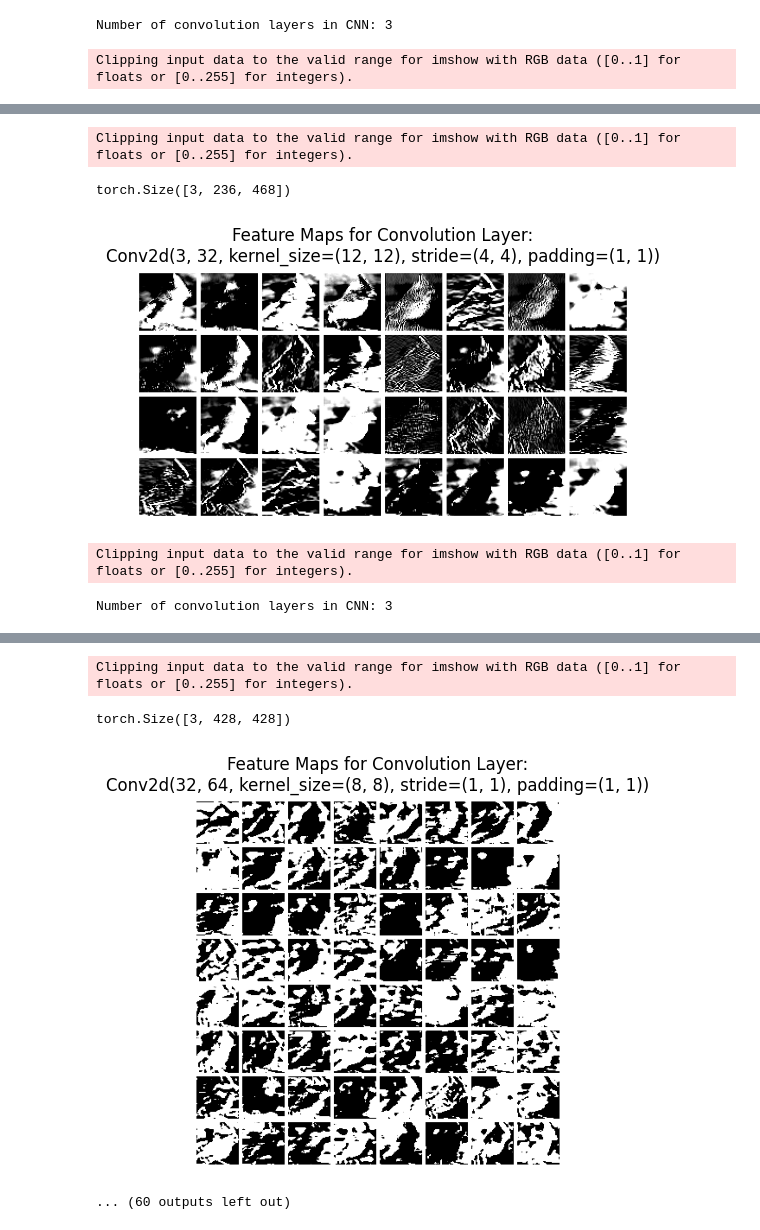
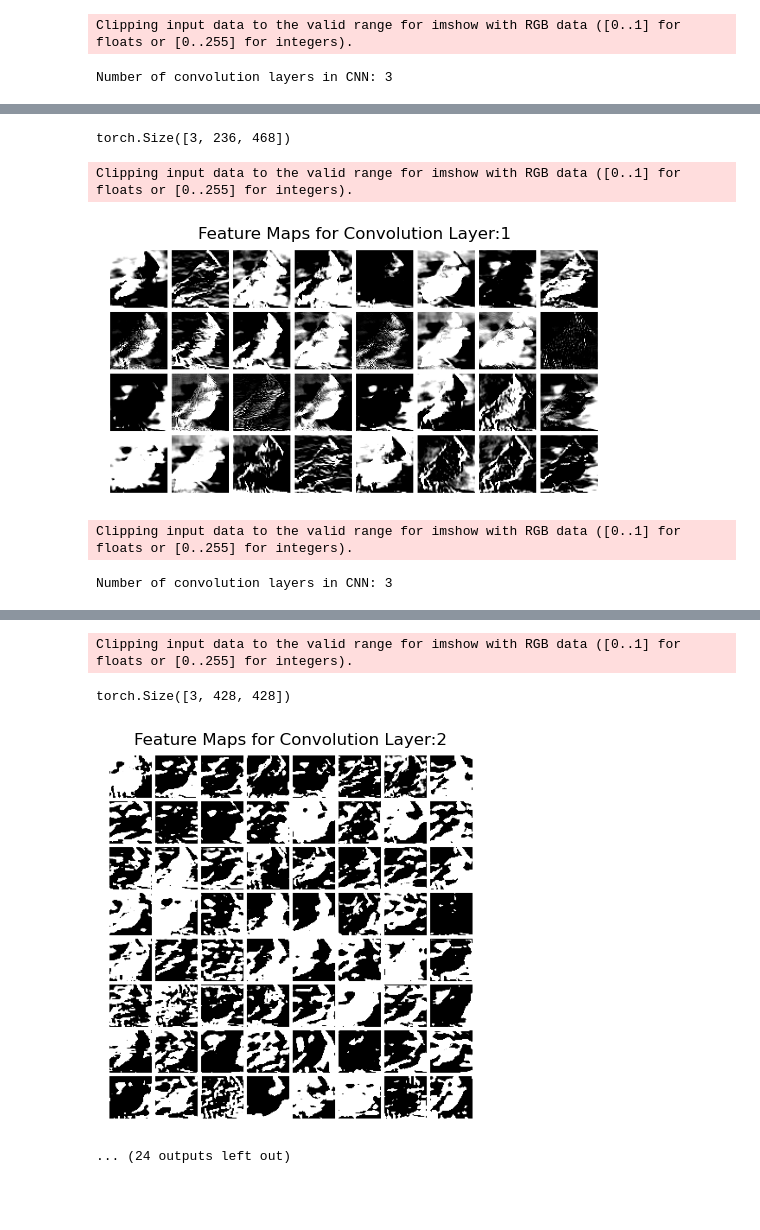
Before and after one commit to atariq11700/cs5830_finalproject, a Jupyter notebook: visualizations.ipynb, the cells around one changed output, grey strips where cells are left out. Drawn from its saved outputs; the diff is of its cells as text; code cells hidden in the pictures; blank space fills up the shorter version.

```diff
--- a/visualizations.ipynb
+++ b/visualizations.ipynb
@@ -32,7 +32,7 @@ data_transforms = transforms.Compose([
     transforms.Normalize(mean=[0.5, 0.5, 0.5], std=[0.5, 0.5, 0.5])
 ])
 # %%
-def get_convolutions(module: CNN | CNN_SE) -> list[torch.nn.Conv2d]:
+def get_convolutions(module) -> list[torch.nn.Conv2d]:
     convolution_layers = []
     for module_layer in module.children():
         if type(module_layer) == torch.nn.Conv2d:
@@ -87,7 +87,7 @@ def view_kernels(module: CNN | CNN_SE, layer: int = 0, ch: int = 0, view_all_cha
 
     plt.imsave(f"{OUTPUT_BASE}/{output_dir}/kernels-channel-{ch}.png", image.get_array())
 # %%
-def view_feature_map(module: CNN | CNN_SE, image_path: str, layer: int = 0, seed: int | None = None):
+def view_feature_map(module, image_path: str, layer, seed):
     output_dir = f"{module._get_name()}-layer{layer}"
     if not OUTPUT_BASE in os.listdir():
         os.mkdir(OUTPUT_BASE)
@@ -146,40 +146,40 @@ def view_feature_map(module: CNN | CNN_SE, image_path: str, layer: int = 0, seed
 
     fig = plt.figure()
     plt.axis("off")
-    plt.title(f"Feature Maps for Convolution Layer:\n{convolution_layers[layer]}")
+    plt.title(f"Feature Maps for Convolution Layer:{layer+1}")
     plt.imshow(imgs.permute(1,2,0))
     plt.show()
     fig.savefig(f"{OUTPUT_BASE}/{output_dir}/{image_path.split('/')[-1]}-layer-{layer}-featuremaps.png")
 # %%
-view_feature_map(cnn, "preprocessed-data/images/Cardinalis Sinuatus/11405.jpg", layer=0, seed=912)
-view_feature_map(cnn, "preprocessed-data/images/Cardinalis Sinuatus/11405.jpg", layer=1, seed=912)
-view_feature_map(cnn, "preprocessed-data/images/Cardinalis Sinuatus/11405.jpg", layer=2, seed=912)
+view_feature_map(cnn, "preprocessed-data/images/Cardinalis Sinuatus/62143.jpg", layer=0, seed=912)
+view_feature_map(cnn, "preprocessed-data/images/Cardinalis Sinuatus/62143.jpg", layer=1, seed=912)
+view_feature_map(cnn, "preprocessed-data/images/Cardinalis Sinuatus/62143.jpg", layer=2, seed=912)
 
-view_feature_map(cnn, "preprocessed-data/images/A380/00840.jpg", layer=0, seed=42)
-view_feature_map(cnn, "preprocessed-data/images/A380/00840.jpg", layer=1, seed=42)
-view_feature_map(cnn, "preprocessed-data/images/A380/00840.jpg", layer=2, seed=42)
+# view_feature_map(cnn, "preprocessed-data/images/A380/00840.jpg", layer=0, seed=42)
+# view_feature_map(cnn, "preprocessed-data/images/A380/00840.jpg", layer=1, seed=42)
+# view_feature_map(cnn, "preprocessed-data/images/A380/00840.jpg", layer=2, seed=42)
 
-view_feature_map(cnn_se, "preprocessed-data/images/Cardinalis Sinuatus/11405.jpg", layer=0, seed=912)
-view_feature_map(cnn_se, "preprocessed-data/images/Cardinalis Sinuatus/11405.jpg", layer=1, seed=912)
-view_feature_map(cnn_se, "preprocessed-data/images/Cardinalis Sinuatus/11405.jpg", layer=2, seed=912)
+view_feature_map(cnn_se, "preprocessed-data/images/Cardinalis Sinuatus/62143.jpg", layer=0, seed=912)
+view_feature_map(cnn_se, "preprocessed-data/images/Cardinalis Sinuatus/62143.jpg", layer=1, seed=912)
+view_feature_map(cnn_se, "preprocessed-data/images/Cardinalis Sinuatus/62143.jpg", layer=2, seed=912)
 
-view_feature_map(cnn_se, "preprocessed-data/images/A380/00840.jpg", layer=0, seed=42)
-view_feature_map(cnn_se, "preprocessed-data/images/A380/00840.jpg", layer=1, seed=42)
-view_feature_map(cnn_se, "preprocessed-data/images/A380/00840.jpg", layer=2, seed=42)
+# view_feature_map(cnn_se, "preprocessed-data/images/A380/00840.jpg", layer=0, seed=42)
+# view_feature_map(cnn_se, "preprocessed-data/images/A380/00840.jpg", layer=1, seed=42)
+# view_feature_map(cnn_se, "preprocessed-data/images/A380/00840.jpg", layer=2, seed=42)
 # %% [output]
-Number of convolution layers in CNN: 3
+Clipping input data to the valid range for imshow with RGB data ([0..1] for floats or [0..255] for integers).
-Clipping input data to the valid range for imshow with RGB data ([0..1] for floats or [0..255] for integers).
+Number of convolution layers in CNN: 3
 [figure]
-Clipping input data to the valid range for imshow with RGB data ([0..1] for floats or [0..255] for integers).
+torch.Size([3, 236, 468])
-torch.Size([3, 236, 468])
+Clipping input data to the valid range for imshow with RGB data ([0..1] for floats or [0..255] for integers).
-[figure, old version]
+[figure, new version]
 Clipping input data to the valid range for imshow with RGB data ([0..1] for floats or [0..255] for integers).
 Number of convolution layers in CNN: 3
 [figure]
 Clipping input data to the valid range for imshow with RGB data ([0..1] for floats or [0..255] for integers).
 torch.Size([3, 428, 428])
-[figure, old version]
+[figure, new version]
-... (60 outputs left out)
+... (24 outputs left out)
 # %%
 view_kernels(cnn, layer=0)
 view_kernels(cnn, layer=1)
```
Also changed, not shown: parts of 2 cells of this notebook, 5 other files.
